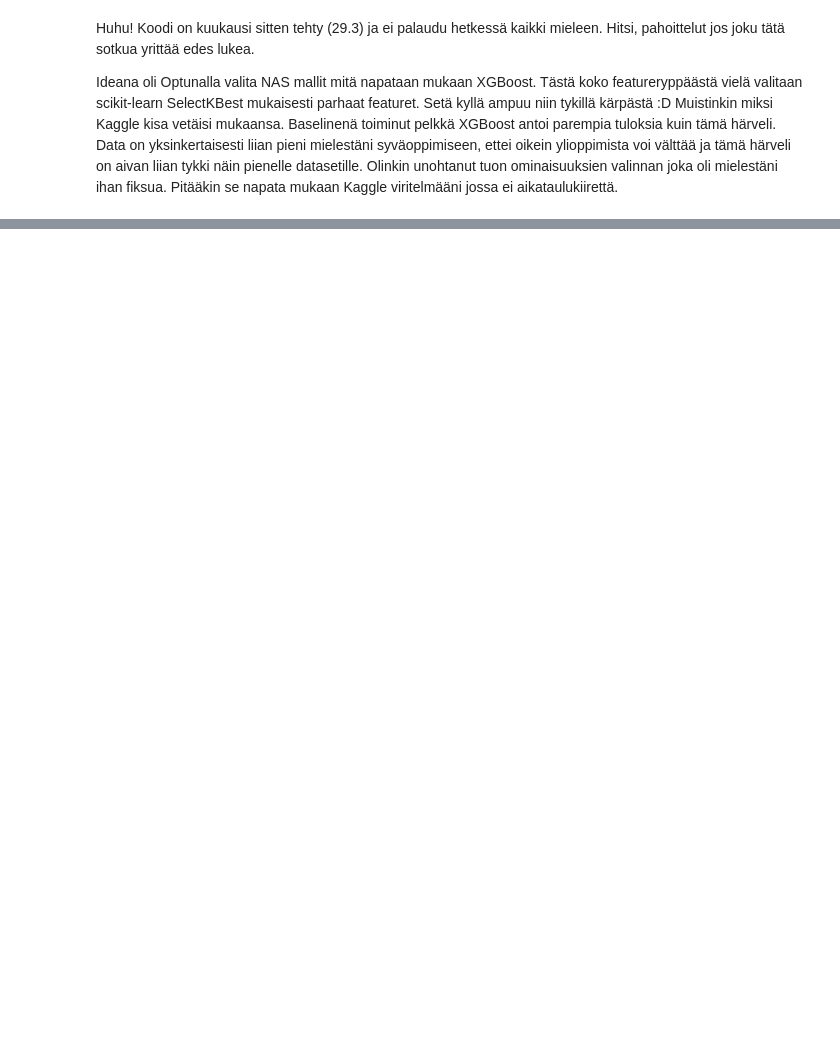
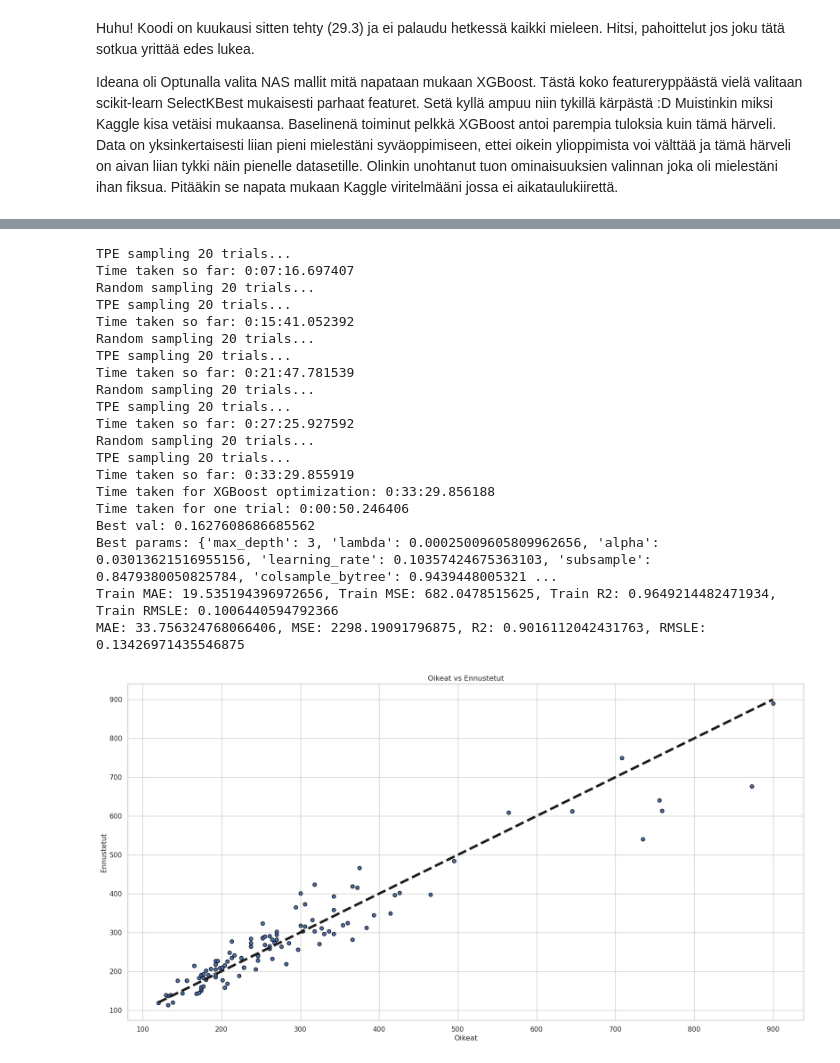
Before and after one commit to THalfar/JoDa, a Jupyter notebook: joda_projekti.ipynb, the cells around one changed output, grey strips where cells are left out. Cells and saved outputs as stored; diff of their text form; code cells hidden in the pictures; blank space fills up the shorter version.

```diff
--- a/joda_projekti.ipynb
+++ b/joda_projekti.ipynb
@@ -333,15 +667,15 @@ folds = 5
 # Montako epochia kullekin osittelulle
 epochs_search = 50
 # Montako satunnaista hakua kieroksella
-num_random = 20
+num_random = 50
 # Montako TPE hakua kieroksella
-num_tpe = 20
+num_tpe = 50
 
 # Aika sekuntteina jota hakuun käytetän
-max_search_time = 1800
+max_search_time = 3600 *7
 
 # Neuroneiden maksimimäärä
-max_units_all = 128
+max_units_all = 256
 
 # Logaritminen virhefunktio joka parempi kuin MSE tai MAE hintaregressioon. Koska NAS tuottaa höpöjä arvoja annetaan näille arvo 1e5 jotta Optuna pysyy kaukana näistä
 def rmsle_loss(y_true, y_pred):
@@ -431,7 +765,7 @@ def get_objective(fold, study_name, study):
             TFKerasPruningCallback(trial, 'val_loss'),
             ReduceLROnPlateau('val_loss', patience=5, factor=0.5, verbose = 0),
             TerminateOnNaN(),
-            ModelCheckpoint(filepath=checkpoint_filepath, monitor='val_loss', save_best_only=True, verbose=0)
+            ModelCheckpoint(filepath=checkpoint_filepath, monitor='val_loss', save_best_only=True, verbose=0, mode = 'min')
         ]
 
         batch_size = trial.suggest_int('batch_size', 16, 128, log=True)
@@ -594,9 +1134,9 @@ import warnings
 
 
 # Montko quasirandom samplea ja montako tpe samplea ja kauanko tätä härveliä pyöritellään
-num_random = 20
-num_tpe = 20
-max_time_xgb = 1800
+num_random = 50
+num_tpe = 50
+max_time_xgb = 3600 * 3
 
 
 X_train_features_list = []
@@ -774,6 +1314,9 @@ while time.time() - time_xgb_start < max_time_xgb:
     print(f'TPE sampling {num_tpe} trials...')
     study.sampler = TPEsampler
     study.optimize(objective, n_trials=num_tpe)
+    print(f'Best value so far: {study.best_value}')
+    print(f'Best params so far: {study.best_params}')
+
     print(f'Time taken so far: {str(timedelta(seconds=(time.time() - time_xgb_start)))}')
 
 print(f'Time taken for XGBoost optimization: {str(timedelta(seconds=(time.time() - time_xgb_start)))}')
@@ -844,3 +1387,4 @@ fig, ax = plt.subplots(figsize=(20, 30))
 xgb.plot_importance(best_model, importance_type='cover', ax=ax)
 ax.set_title('XGBoost ominaisuuksien peittoarvot')
 plt.show()
+# %% [output]
@@ -846,0 +1407,21 @@ plt.show()
+TPE sampling 20 trials...
+Time taken so far: 0:07:16.697407
+Random sampling 20 trials...
+TPE sampling 20 trials...
+Time taken so far: 0:15:41.052392
+Random sampling 20 trials...
+TPE sampling 20 trials...
+Time taken so far: 0:21:47.781539
+Random sampling 20 trials...
+TPE sampling 20 trials...
+Time taken so far: 0:27:25.927592
+Random sampling 20 trials...
+TPE sampling 20 trials...
+Time taken so far: 0:33:29.855919
+Time taken for XGBoost optimization: 0:33:29.856188
+Time taken for one trial: 0:00:50.246406
+Best val: 0.1627608686685562
+Best params: {'max_depth': 3, 'lambda': 0.00025009605809962656, 'alpha': 0.03013621516955156, 'learning_rate': 0.10357424675363103, 'subsample': 0.8479380050825784, 'colsample_bytree': 0.9439448005321 ...
+Train MAE: 19.535194396972656, Train MSE: 682.0478515625, Train R2: 0.9649214482471934, Train RMSLE: 0.1006440594792366
+MAE: 33.756324768066406, MSE: 2298.19091796875, R2: 0.9016112042431763, RMSLE: 0.13426971435546875
+[figure, added]
```
Also changed, not shown: parts of 37 cells of this notebook.
